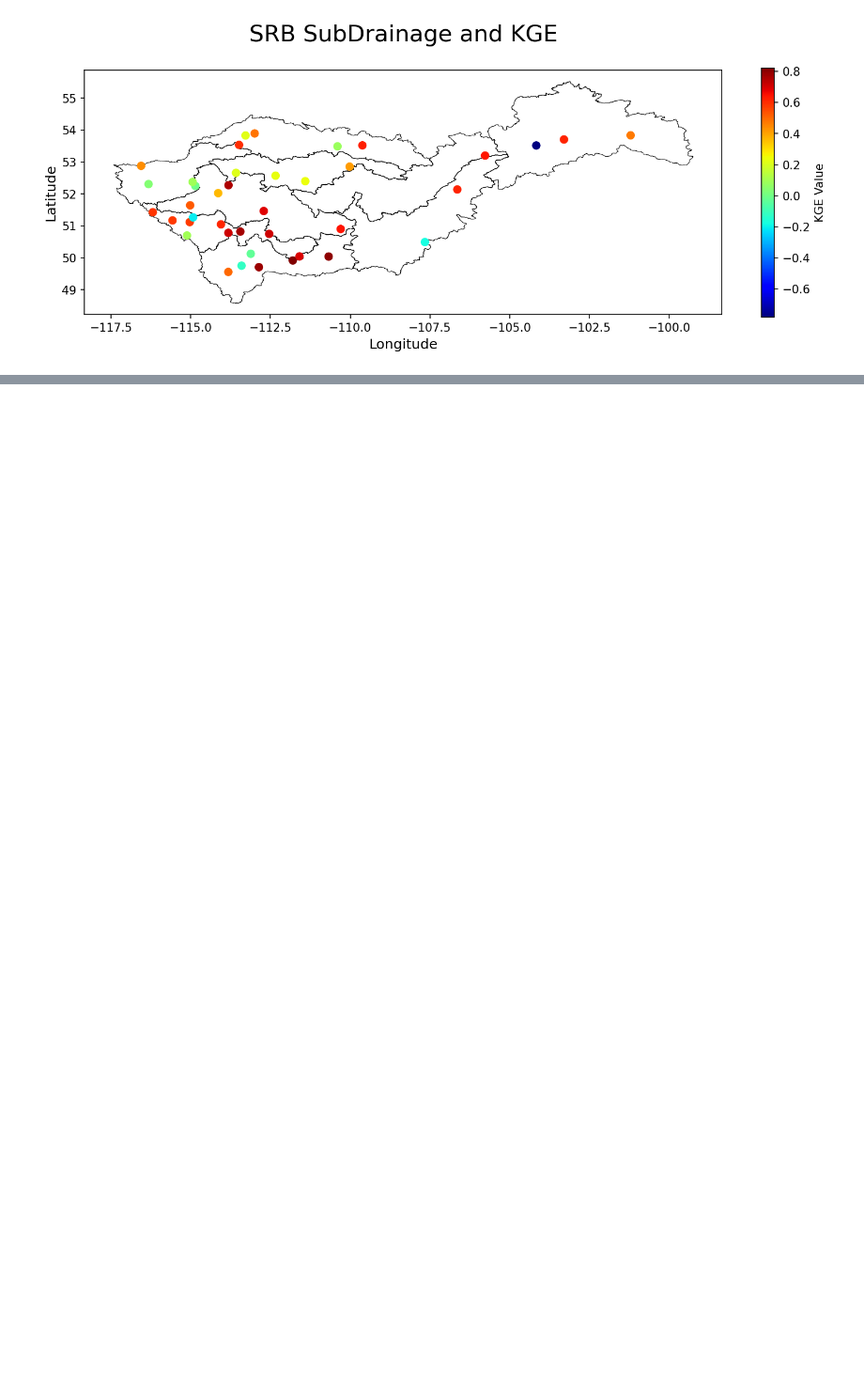
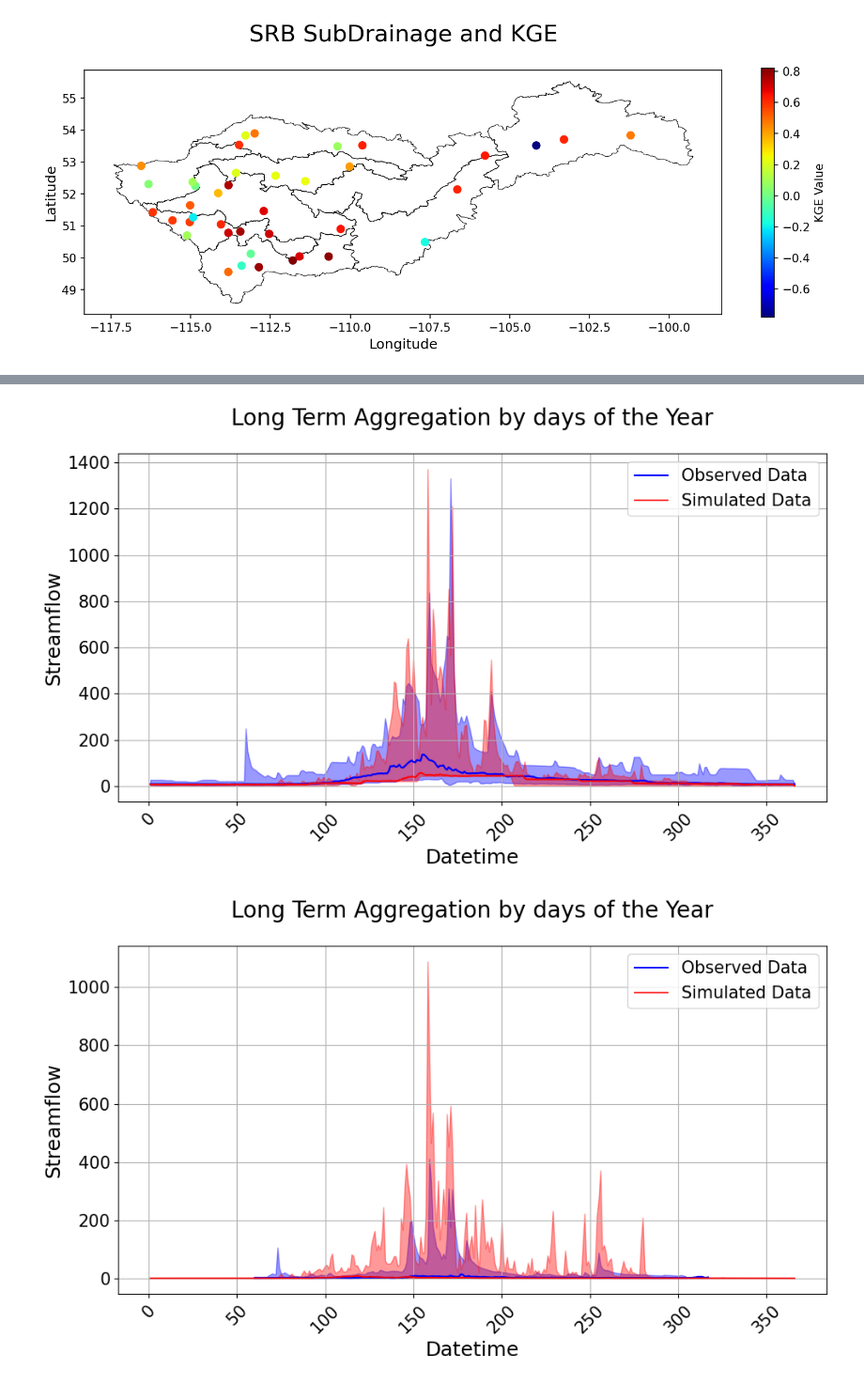
Before and after one commit to UchechukwuUdenze/NHS_PostProcessing, a Jupyter notebook: docs/source/notebooks/Examples.ipynb, the cells around one changed output, grey strips where cells are left out. Shown at 94% size. Cells and saved outputs as stored; diff of their text form; code cells hidden in the pictures; blank space fills up the shorter version.

```diff
--- a/docs/source/notebooks/Examples.ipynb
+++ b/docs/source/notebooks/Examples.ipynb
@@ -548,14 +537,16 @@ visuals.scatter(merged_df = DATAFRAMES['DF']['1981-01-01':'1985-01-31'],
 [figure]
 # %%
 # There is an optional dependency required with using read_excel so first we install it
-!pip install openpyxl
+# !pip install openpyxl
 
 path_output_2 = "MESH_output_streamflow_2.csv"
 path_input_2 = "Station_data.xlsx"
 
 
 #### Newer data
-DATA_2 = data.generate_dataframes(csv_fpath=path_output_2, warm_up=365)
+DATA_2 = data.generate_dataframes(csv_fpath=path_output_2, warm_up=365,
+                                 # long term
+                                 long_term = True, lt_method = ["q33.33", "median" ,'q75' ,'Q25' ,'q33' ],)
 Stations_2 = pd.read_excel(io=path_input_2)
 
 ignore = []
@@ -619,0 +653,15 @@ DF:
+# %%
+visuals.bounded_plot(
+    lines = DATA_2["LONG_TERM_MEDIAN"].iloc[:, [0, 1, 2, 3, 4, 5]],
+    upper_bounds = [DATA_2["LONG_TERM_MAX"]],
+    lower_bounds = [DATA_2["LONG_TERM_MIN"]],
+    # upper_bounds = [DATAFRAMES["LONG_TERM_Q75"]],
+    # lower_bounds = [DATAFRAMES["LONG_TERM_Q25"]],
+    title='Long Term Aggregation by days of the Year',
+    linestyles=['r-', 'b-'],
+    labels=['Datetime', 'Streamflow'],
+    grid=True
+    )
+# %% [output]
+[figure, added]
+[figure, added]
```
Also changed, not shown: parts of 7 cells of this notebook, 2 other files.
